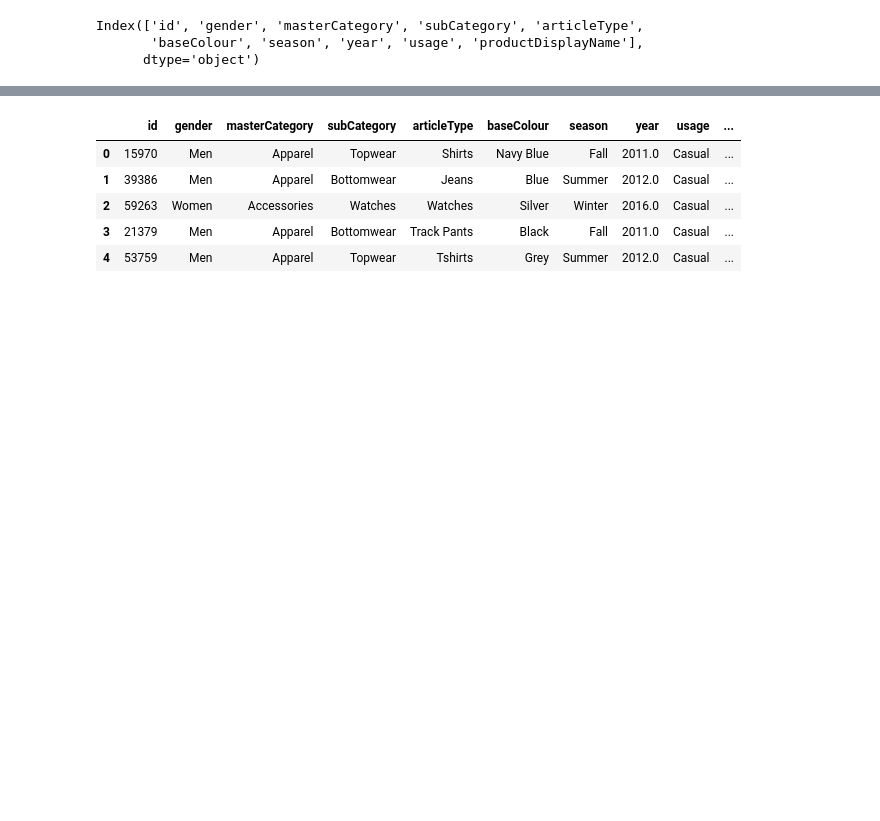
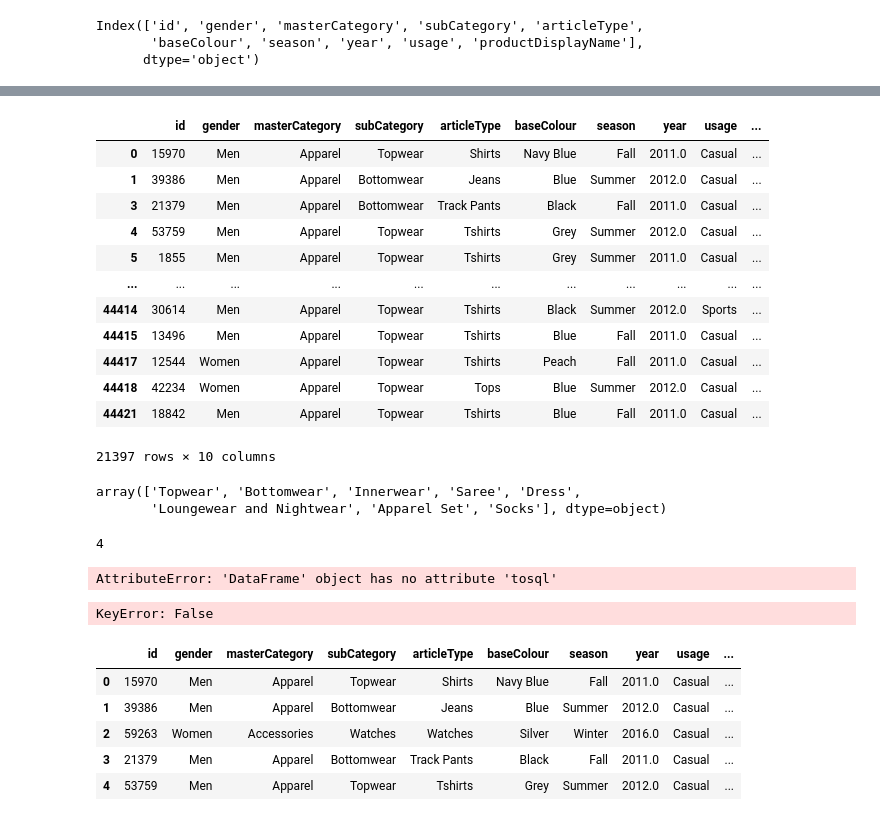
Before and after one commit to faseeh1279/cnn-product-recommendation-system, a Jupyter notebook: cnn-product-recommendation-system.ipynb, the cells around one changed output, grey strips where cells are left out. Drawn from its saved outputs; the diff is of its cells as text; code cells hidden in the pictures; blank space fills up the shorter version.

```diff
--- a/cnn-product-recommendation-system.ipynb
+++ b/cnn-product-recommendation-system.ipynb
@@ -290,0 +293,24 @@ Index(['id', 'gender', 'masterCategory', 'subCategory', 'articleType',
+# %%
+df_styles['masterCategory']
+df_masterCategory_OnlyApparel = df_styles[df_styles['masterCategory']=='Apparel']
+# %%
+df_masterCategory_OnlyApparel
+# %% [output]
+|  | id | gender | masterCategory | subCategory | articleType | baseColour | season | year | usage | ... |
+| 0 | 15970 | Men | Apparel | Topwear | Shirts | Navy Blue | Fall | 2011.0 | Casual | ... |
+| 1 | 39386 | Men | Apparel | Bottomwear | Jeans | Blue | Summer | 2012.0 | Casual | ... |
+| 3 | 21379 | Men | Apparel | Bottomwear | Track Pants | Black | Fall | 2011.0 | Casual | ... |
+| 4 | 53759 | Men | Apparel | Topwear | Tshirts | Grey | Summer | 2012.0 | Casual | ... |
+| 5 | 1855 | Men | Apparel | Topwear | Tshirts | Grey | Summer | 2011.0 | Casual | ... |
+| ... | ... | ... | ... | ... | ... | ... | ... | ... | ... | ... |
+| 44414 | 30614 | Men | Apparel | Topwear | Tshirts | Black | Summer | 2012.0 | Sports | ... |
+| 44415 | 13496 | Men | Apparel | Topwear | Tshirts | Blue | Fall | 2011.0 | Casual | ... |
+| 44417 | 12544 | Women | Apparel | Topwear | Tshirts | Peach | Fall | 2011.0 | Casual | ... |
+| 44418 | 42234 | Women | Apparel | Topwear | Tops | Blue | Summer | 2012.0 | Casual | ... |
+| 44421 | 18842 | Men | Apparel | Topwear | Tshirts | Blue | Fall | 2011.0 | Casual | ... |
+21397 rows × 10 columns
+# %%
+df_masterCategory_OnlyApparel['subCategory'].unique()
+# %% [output]
+array(['Topwear', 'Bottomwear', 'Innerwear', 'Saree', 'Dress',
+       'Loungewear and Nightwear', 'Apparel Set', 'Socks'], dtype=object)
@@ -291,3 +319,29 @@ Index(['id', 'gender', 'masterCategory', 'subCategory', 'articleType',
+# %%
+import pandas as pd
+import sqlite3
+
+# Example DataFrame
+df = pd.DataFrame({
+    'master_category': ['apparel', 'electronics', 'apparel', 'apparel'],
+    'product_type': ['Shirts', 'Mobiles', 'Jeans', 'T-Shirts']
+})
+
+# Create/connect SQLite database
+conn = sqlite3.connect(':memory:')  # in-memory DB
+
+# Store DataFrame in SQLite
+df.to_sql('products', conn, if_exists='replace', index=False)
+# %% [output]
+4
+# %%
+df_styles.tosql('styles_table', conn, if_exists='replace', index=False)
+# %% [output]
+AttributeError: 'DataFrame' object has no attribute 'tosql'
+# %%
+# df_masterCategory_OnlyApparel['subCategory'] == df_styles['Bottomwear']
+df_subCategory_OnlyApparel_Bottomwear = df_masterCategory_OnlyApparel['subCategory']
+# %% [output]
+KeyError: False
 # %%
 df_styles.head()
 # %% [output]
```
Also changed, not shown: parts of 24 cells of this notebook.
